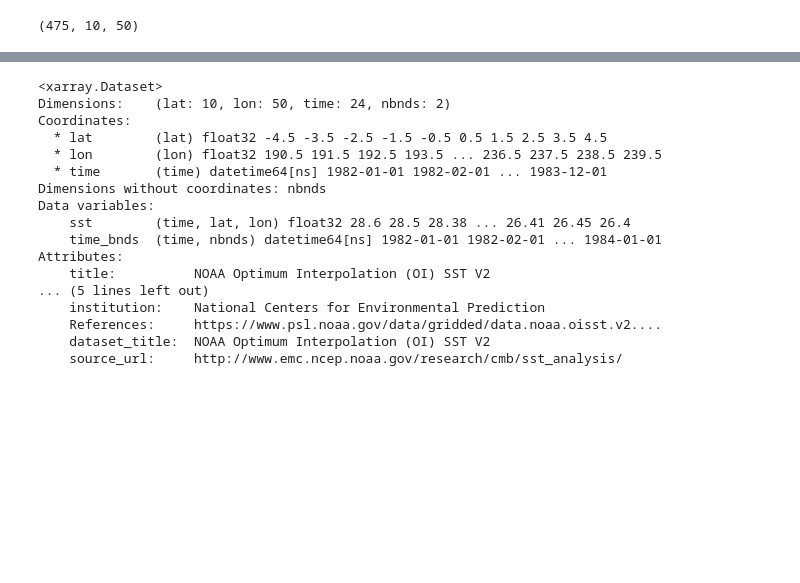
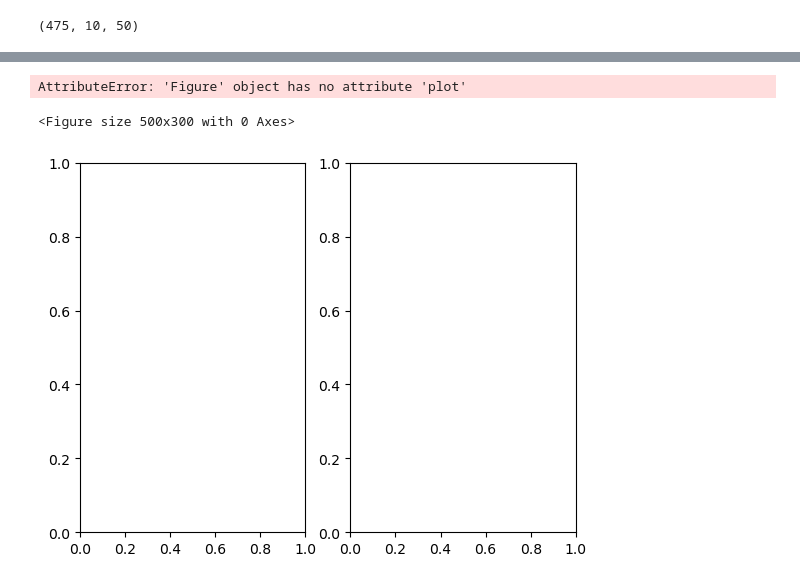
Before and after one commit to emmagurcan/ElNino, a Jupyter notebook: analysis.ipynb, the cells around one changed output, grey strips where cells are left out. Cells and saved outputs as stored; diff of their text form; code cells hidden in the pictures; blank space fills up the shorter version.

```diff
--- a/analysis.ipynb
+++ b/analysis.ipynb
@@ -52,26 +71,20 @@ plt.colorbar()
 # %%
 # select years where ElNino occurred
-very_strong = [["1982, 1983"],["1997, 1998"], ["2015-2016"]]
-strong = [["1991, 1992"], ["2002, 2003"], ["2009, 2010"]]
-weak = [["2004-2005"], ["2006, 2007"], ["2014, 2015"], ["2018-2019"]]
+nino_very_strong = [["1982, 1983"],["1997, 1998"], ["2015-2016"]]
+nino_strong = [["1991, 1992"], ["2002, 2003"], ["2009, 2010"]]
+nino_weak = [["2004-2005"], ["2006, 2007"], ["2014, 2015"], ["2018-2019"]]
 
+nina_strong = [["1988", "1989"], ["1998, 1999"]]
+# nina_weak ,
+
+plt.figure(figsize=(5, 3))
+ax1, ax2 = plt.subplots(1, 2)
 ds_nino8283 = ds_nino34.sel(time=slice('1982-01-01','1983-12-01'))
-ds_nino8283
+ax1.contourf(ds_nino8283["lon"], ds_nino8283["lat"], np.mean(ds_nino8283["sst"], axis=0))
+ds_nino9900 = ds_nino34.sel(time=slice('1999-01-01','2000-12-01'))
+ax2.contourf(ds_nino9900["lon"], ds_nino9900["lat"], np.mean(ds_nino9900["sst"], axis=0))
+plt.colorbar()
 # %% [output]
-<xarray.Dataset>
-Dimensions:    (lat: 10, lon: 50, time: 24, nbnds: 2)
-Coordinates:
-  * lat        (lat) float32 -4.5 -3.5 -2.5 -1.5 -0.5 0.5 1.5 2.5 3.5 4.5
-  * lon        (lon) float32 190.5 191.5 192.5 193.5 ... 236.5 237.5 238.5 239.5
-  * time       (time) datetime64[ns] 1982-01-01 1982-02-01 ... 1983-12-01
-Dimensions without coordinates: nbnds
-Data variables:
-    sst        (time, lat, lon) float32 28.6 28.5 28.38 ... 26.41 26.45 26.4
-    time_bnds  (time, nbnds) datetime64[ns] 1982-01-01 1982-02-01 ... 1984-01-01
-Attributes:
-    title:          NOAA Optimum Interpolation (OI) SST V2
-... (5 lines left out)
-    institution:    National Centers for Environmental Prediction
-    References:     https://www.psl.noaa.gov/data/gridded/data.noaa.oisst.v2....
-    dataset_title:  NOAA Optimum Interpolation (OI) SST V2
-    source_url:     http://www.emc.ncep.noaa.gov/research/cmb/sst_analysis/
+AttributeError: 'Figure' object has no attribute 'plot'
+<Figure size 500x300 with 0 Axes>
+[figure, added]
```
Also changed, not shown: parts of 5 cells of this notebook, 1 other file.
